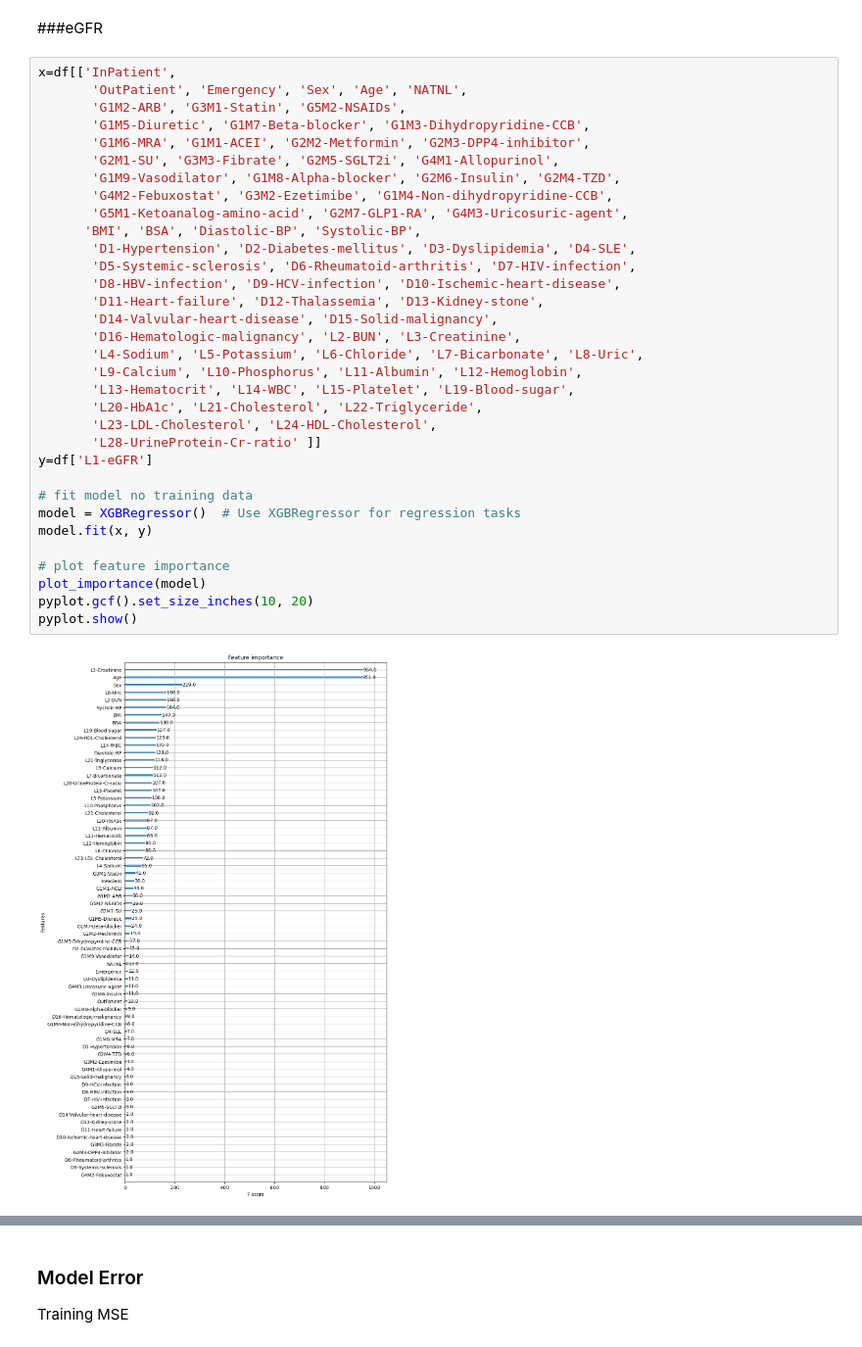
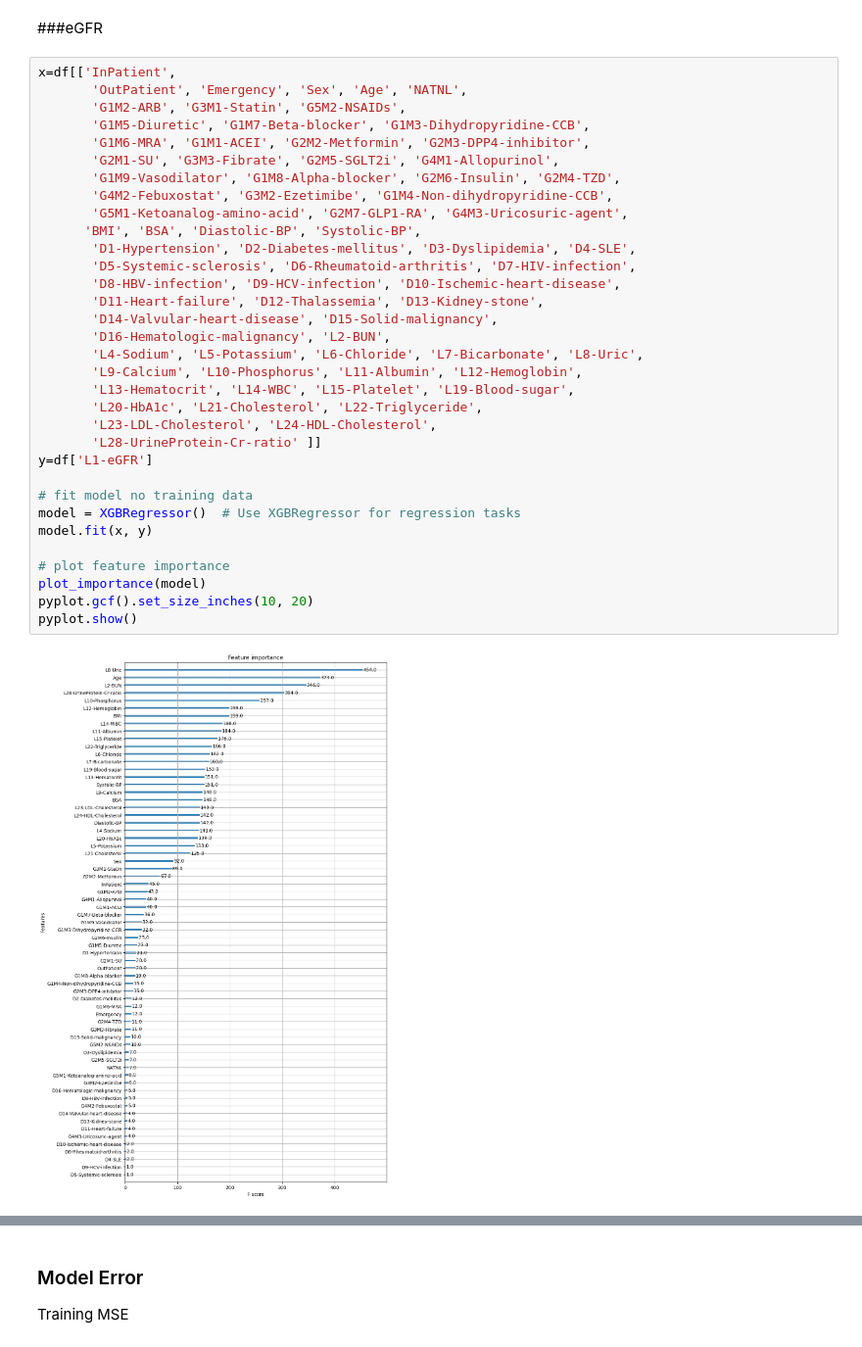
Before and after one commit to Aomaphisara/ULckdresearch2023, a Jupyter notebook: XGBoost_Feature_Importance.ipynb, the cells around one changed output, grey strips where cells are left out. Shown at 98% size. Saved outputs shown, nothing was run; the diff lists cells and outputs as text.

```diff
--- a/XGBoost_Feature_Importance.ipynb
+++ b/XGBoost_Feature_Importance.ipynb
@@ -212,35 +194,35 @@ x=df[['InPatient',
        'G1M2-ARB', 'G3M1-Statin', 'G5M2-NSAIDs',
        'G1M5-Diuretic', 'G1M7-Beta-blocker', 'G1M3-Dihydropyridine-CCB',
        'G1M6-MRA', 'G1M1-ACEI', 'G2M2-Metformin', 'G2M3-DPP4-inhibitor',
        'G2M1-SU', 'G3M3-Fibrate', 'G2M5-SGLT2i', 'G4M1-Allopurinol',
        'G1M9-Vasodilator', 'G1M8-Alpha-blocker', 'G2M6-Insulin', 'G2M4-TZD',
        'G4M2-Febuxostat', 'G3M2-Ezetimibe', 'G1M4-Non-dihydropyridine-CCB',
        'G5M1-Ketoanalog-amino-acid', 'G2M7-GLP1-RA', 'G4M3-Uricosuric-agent',
       'BMI', 'BSA', 'Diastolic-BP', 'Systolic-BP',
        'D1-Hypertension', 'D2-Diabetes-mellitus', 'D3-Dyslipidemia', 'D4-SLE',
        'D5-Systemic-sclerosis', 'D6-Rheumatoid-arthritis', 'D7-HIV-infection',
        'D8-HBV-infection', 'D9-HCV-infection', 'D10-Ischemic-heart-disease',
        'D11-Heart-failure', 'D12-Thalassemia', 'D13-Kidney-stone',
        'D14-Valvular-heart-disease', 'D15-Solid-malignancy',
-       'D16-Hematologic-malignancy', 'L2-BUN', 'L3-Creatinine',
+       'D16-Hematologic-malignancy', 'L2-BUN',
        'L4-Sodium', 'L5-Potassium', 'L6-Chloride', 'L7-Bicarbonate', 'L8-Uric',
        'L9-Calcium', 'L10-Phosphorus', 'L11-Albumin', 'L12-Hemoglobin',
        'L13-Hematocrit', 'L14-WBC', 'L15-Platelet', 'L19-Blood-sugar',
        'L20-HbA1c', 'L21-Cholesterol', 'L22-Triglyceride',
        'L23-LDL-Cholesterol', 'L24-HDL-Cholesterol',
        'L28-UrineProtein-Cr-ratio' ]]
 y=df['L1-eGFR']
 
 # fit model no training data
 model = XGBRegressor()  # Use XGBRegressor for regression tasks
 model.fit(x, y)
 
 # plot feature importance
 plot_importance(model)
 pyplot.gcf().set_size_inches(10, 20)
 pyplot.show()
 # %% [output]
-[figure, old version]
+[figure, new version]
 # %%
 # Import necessary libraries
 from numpy import sort
```
Also changed, not shown: parts of 13 cells of this notebook.
